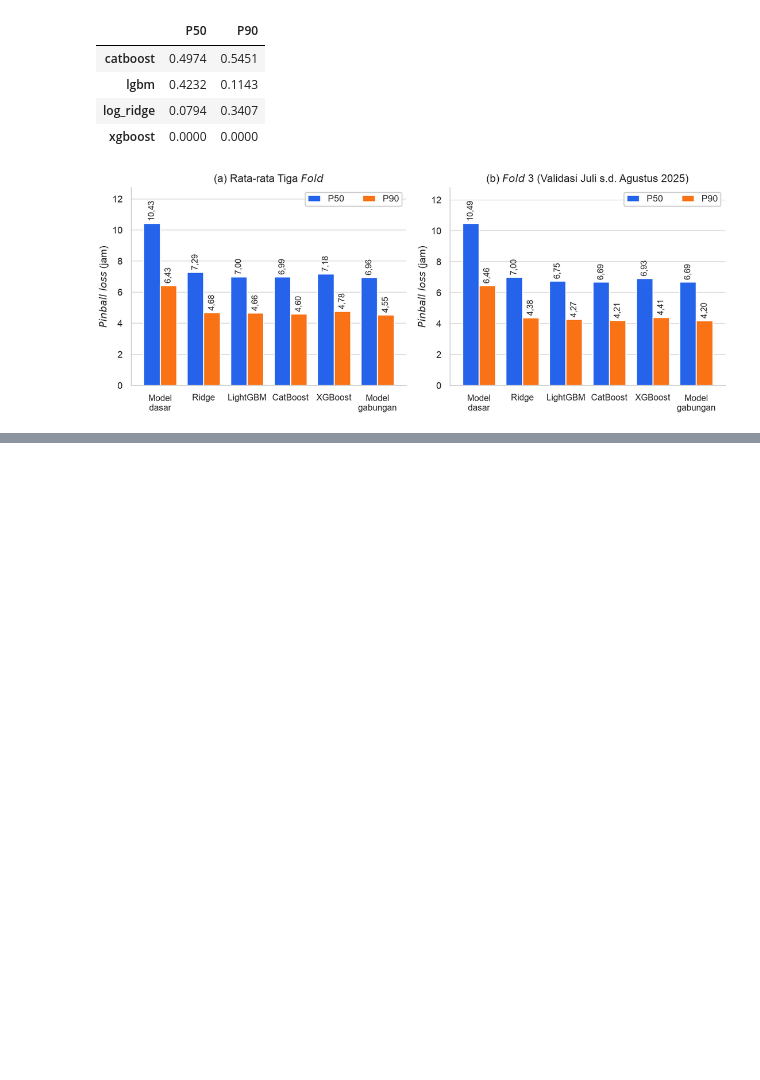
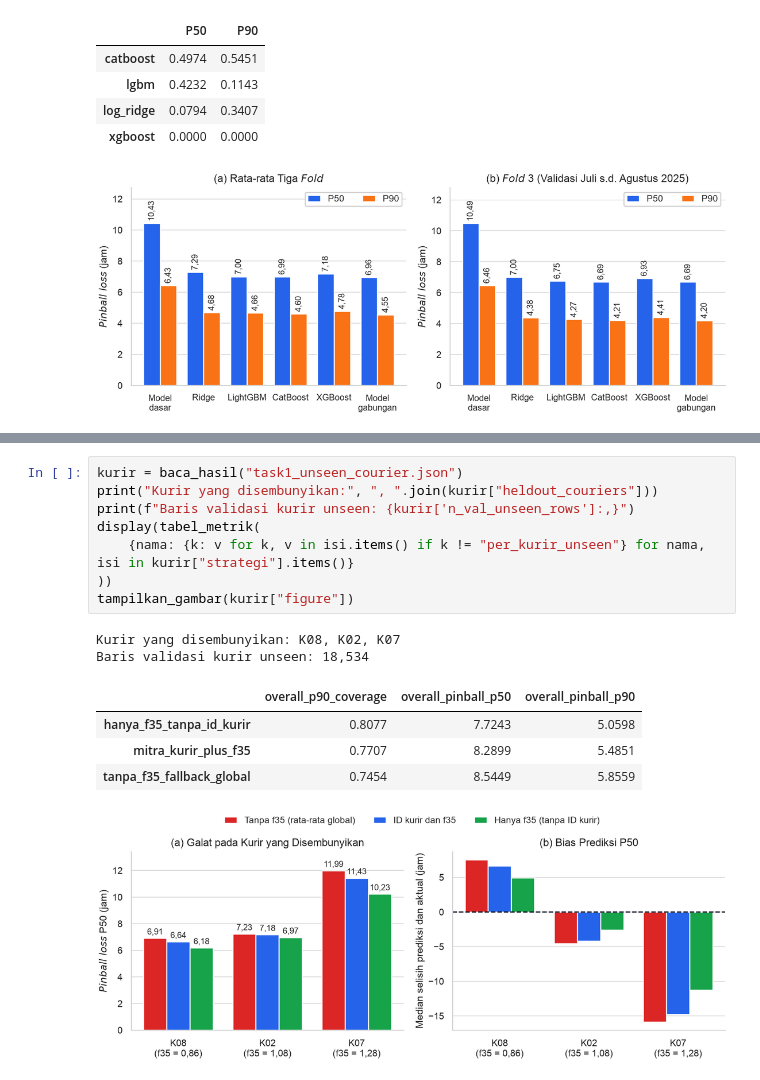
Before and after one commit to Nerodix/uts-ml-2026, a Jupyter notebook: kode/notebooks/tugas1_regresi.ipynb, the cells around one changed output, grey strips where cells are left out. Drawn from its saved outputs; the diff is of its cells as text; blank space fills up the shorter version.

Commit message:
feat(notebook): tambah butir 1d rekayasa fitur dan kurir unseen ke notebook Tugas 1

```diff
--- a/kode/notebooks/tugas1_regresi.ipynb
+++ b/kode/notebooks/tugas1_regresi.ipynb
@@ -280,0 +311,16 @@ tampilkan_gambar(model["figure"])
+# %%
+kurir = baca_hasil("task1_unseen_courier.json")
+print("Kurir yang disembunyikan:", ", ".join(kurir["heldout_couriers"]))
+print(f"Baris validasi kurir unseen: {kurir['n_val_unseen_rows']:,}")
+display(tabel_metrik(
+    {nama: {k: v for k, v in isi.items() if k != "per_kurir_unseen"} for nama, isi in kurir["strategi"].items()}
+))
+tampilkan_gambar(kurir["figure"])
+# %% [output]
+Kurir yang disembunyikan: K08, K02, K07
+Baris validasi kurir unseen: 18,534
+|  | overall_p90_coverage | overall_pinball_p50 | overall_pinball_p90 |
+| hanya_f35_tanpa_id_kurir | 0.8077 | 7.7243 | 5.0598 |
+| mitra_kurir_plus_f35 | 0.7707 | 8.2899 | 5.4851 |
+| tanpa_f35_fallback_global | 0.7454 | 8.5449 | 5.8559 |
+[figure, added]
```
Also changed, not shown: parts of 2 cells of this notebook.
